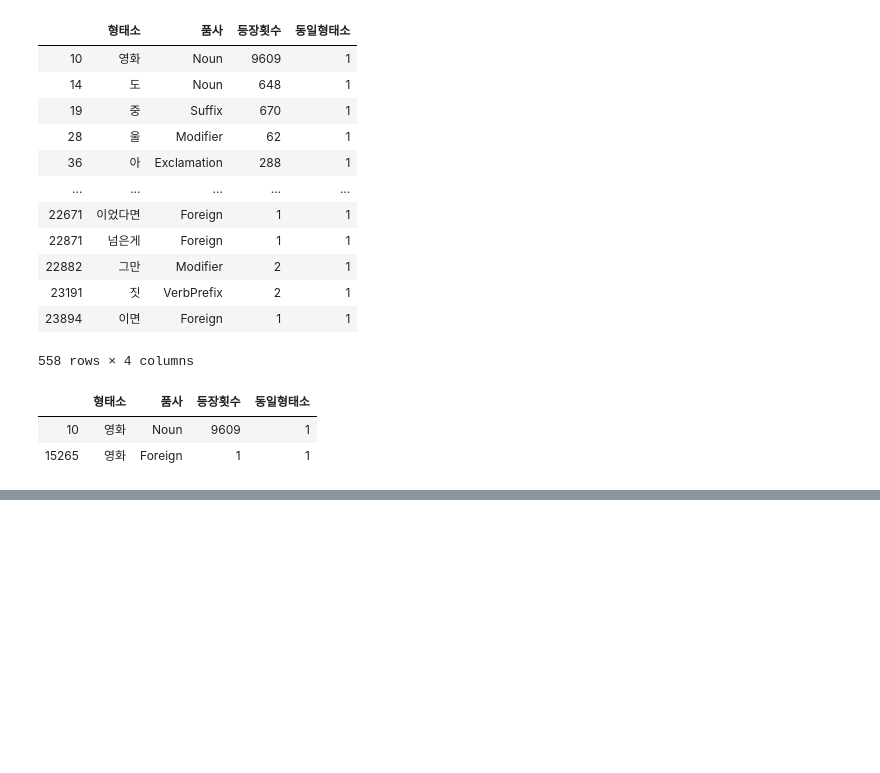
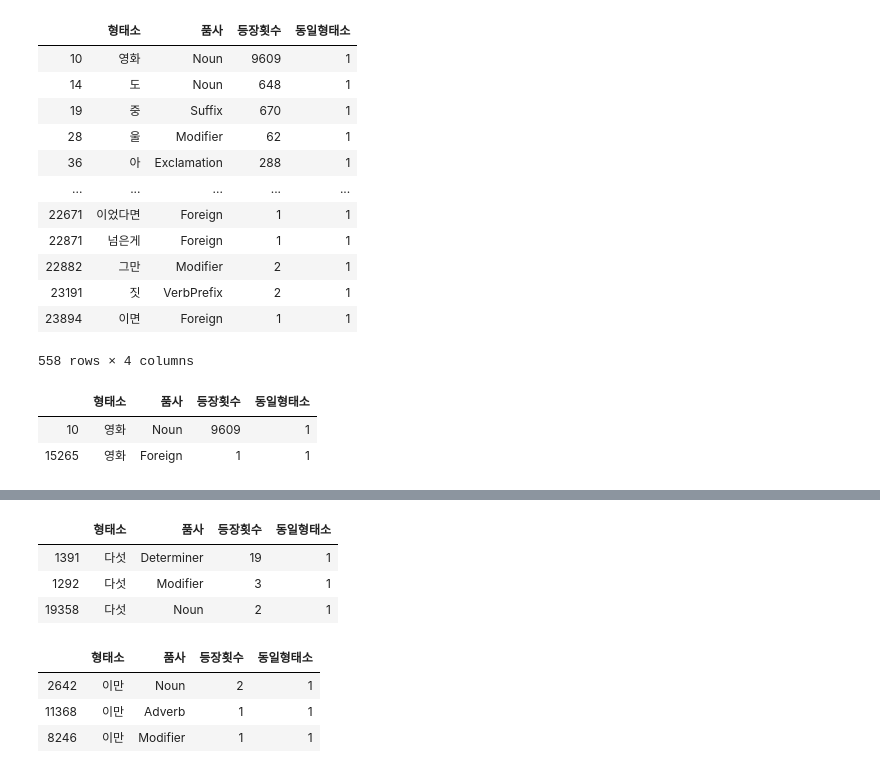
Before and after one commit to ckiekim/Tensorflow-Deep-Learing, a Jupyter notebook: 10_SQLite3/03_영화평 형태소.ipynb, the cells around one changed output, grey strips where cells are left out. Saved outputs shown, nothing was run; the diff lists cells and outputs as text; code cells hidden in the pictures; blank space fills up the shorter version.

```diff
--- a/10_SQLite3/03_영화평 형태소.ipynb
+++ b/10_SQLite3/03_영화평 형태소.ipynb
@@ -245,0 +312,14 @@ df.to_csv('data/03.영화평 형태소.csv', encoding='euc-kr')
+# %%
+ddf[ddf['형태소'] == '다섯']
+# %% [output]
+|  | 형태소 | 품사 | 등장횟수 | 동일형태소 |
+| 1391 | 다섯 | Determiner | 19 | 1 |
+| 1292 | 다섯 | Modifier | 3 | 1 |
+| 19358 | 다섯 | Noun | 2 | 1 |
+# %%
+ddf[ddf['형태소'] == '이만']
+# %% [output]
+|  | 형태소 | 품사 | 등장횟수 | 동일형태소 |
+| 2642 | 이만 | Noun | 2 | 1 |
+| 11368 | 이만 | Adverb | 1 | 1 |
+| 8246 | 이만 | Modifier | 1 | 1 |
```
Also changed, not shown: parts of 6 cells of this notebook.
